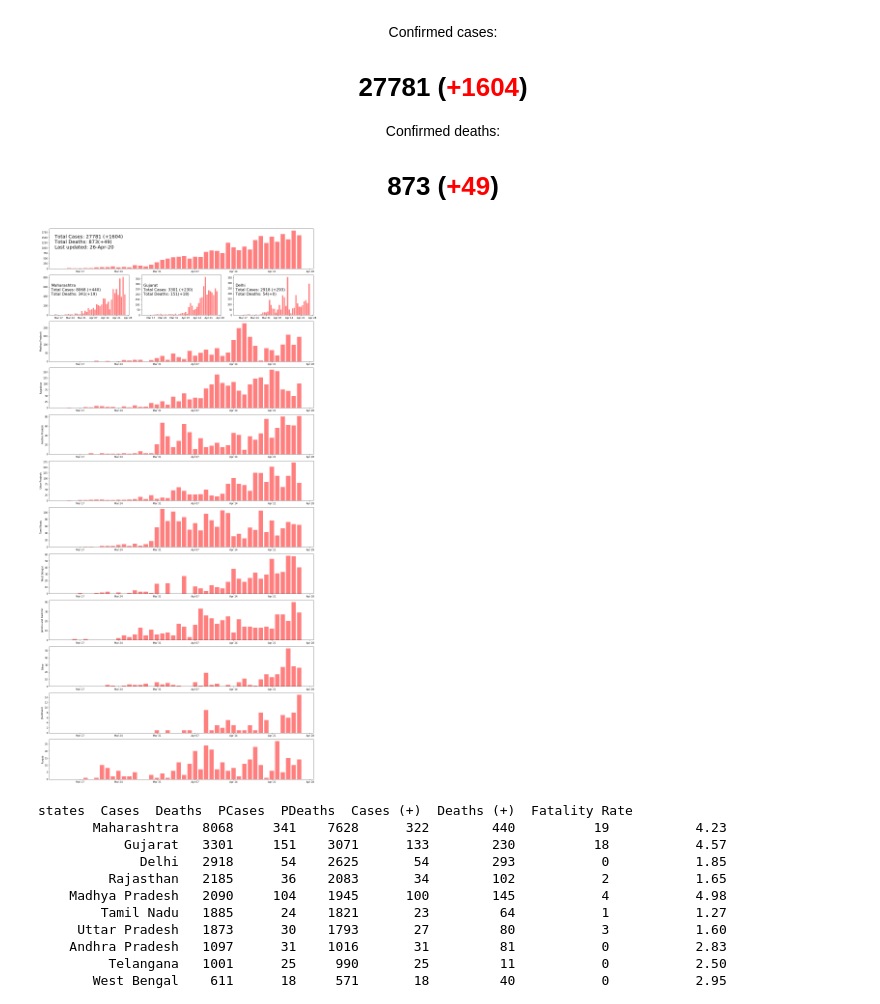
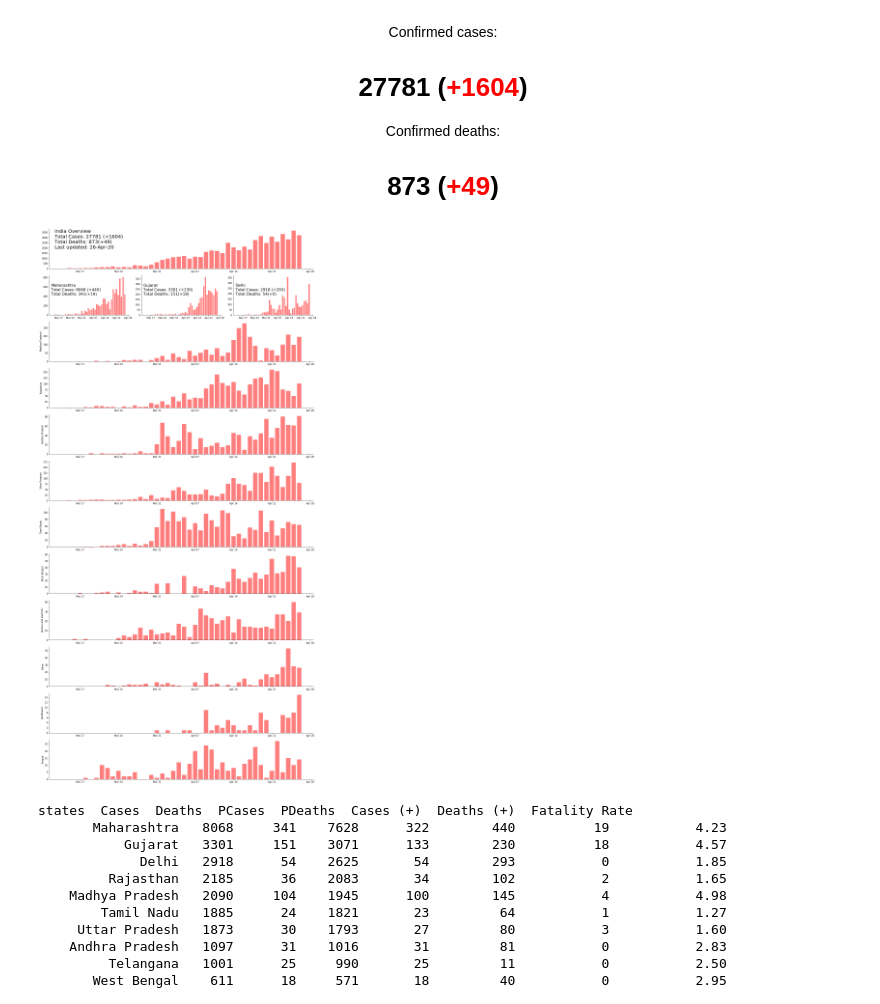
Before and after one commit to 4722794/blagueblog, a Jupyter notebook: _notebooks/2020-03-21-rahulexp.ipynb, the cells around one changed output. Cells and saved outputs as stored; diff of their text form; code cells hidden in the pictures.

```diff
--- a/_notebooks/2020-03-21-rahulexp.ipynb
+++ b/_notebooks/2020-03-21-rahulexp.ipynb
@@ -229,6 +229,7 @@ ax1.bar(ef.date,ef.Total ,color = 'r',alpha=0.5)
 ax1.xaxis.set_major_locator(mdates.WeekdayLocator())
 ax1.xaxis.set_major_formatter(mdates.DateFormatter('%b %d'))
 textstr = '\n'.join((
+f"India Overview",
 f"Total Cases: {summary['Cases']} (+{summary['Cases (+)']})",
 f"Total Deaths: {summary['Deaths']}(+{summary['Deaths (+)']})",
 f"Last updated: {dt_today}"
@@ -259,34 +260,37 @@ ax3.xaxis.set_major_formatter(mdates.DateFormatter('%b %d'))
 textstr = '\n'.join((
 f"Gujarat",
 f"Total Cases: {summary['GUJ Cases']} (+{summary['GUJ Cases (+)']})",
 f"Total Deaths: {summary['GUJ Deaths']}(+{summary['GUJ Deaths (+)']})"
 ))
 ax3.text(0.02, 0.50, textstr,transform = ax3.transAxes, fontsize = 16);
 
 ax4 = fig.add_subplot(gs[1,2])
 ef = df.loc['Delhi'].reset_index()
 ef['date'] = ef['date'].astype('datetime64[ns]')
 ax4.bar(ef.date, ef.Delhi,color = 'r',alpha=0.5)
 ax4.xaxis.set_major_locator(mdates.WeekdayLocator())
 ax4.xaxis.set_major_formatter(mdates.DateFormatter('%b %d'))
 textstr = '\n'.join((
 f"Delhi",
 f"Total Cases: {summary['DEL Cases']} (+{summary['DEL Cases (+)']})",
 f"Total Deaths: {summary['DEL Deaths']}(+{summary['DEL Deaths (+)']})"
 ))
 ax4.text(0.02, 0.50, textstr,transform = ax4.transAxes, fontsize = 16);
 
 for i in range(n):
 
     ax.append(fig.add_subplot(gs[i+2,:]))
     ef = df.iloc[i+3].reset_index()
     ef['date'] = ef['date'].astype('datetime64[ns]')
     ax[i].bar(ef.date,ef.iloc[:,-1],color = 'r',alpha=0.5)
     ax[i].set_ylabel(f'{ef.columns.values[-1]}')
     ax[i].xaxis.set_major_locator(mdates.WeekdayLocator())
     ax[i].xaxis.set_major_formatter(mdates.DateFormatter('%b %d'))
+
+
+sns.despine();
 # %% [output]
-[figure, old version]
+[figure, new version]
 # %%
 #hide_input
 print(df_table.head(20).to_string(index=False))
```
